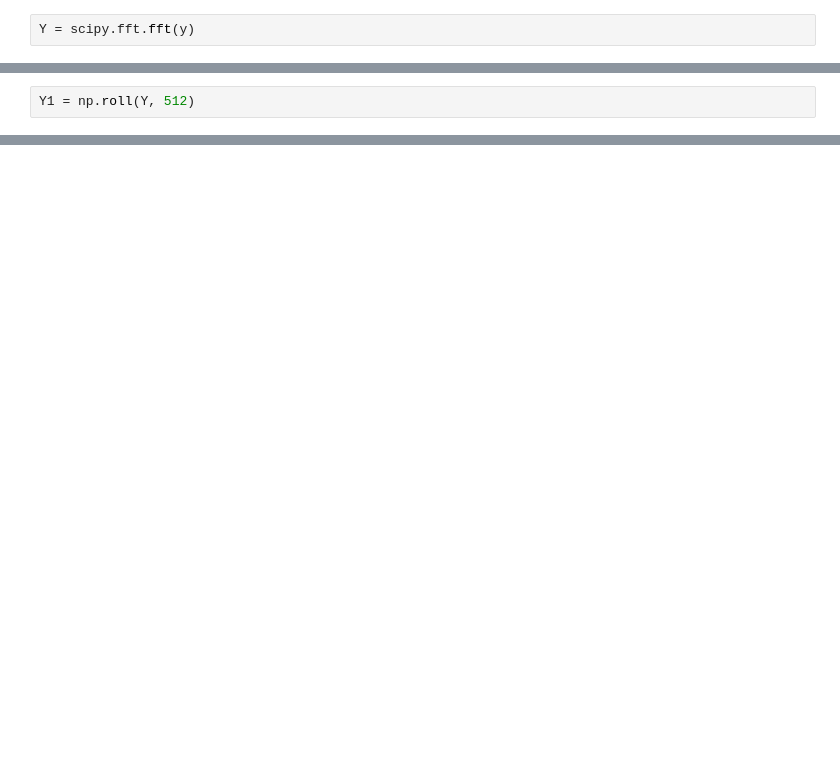
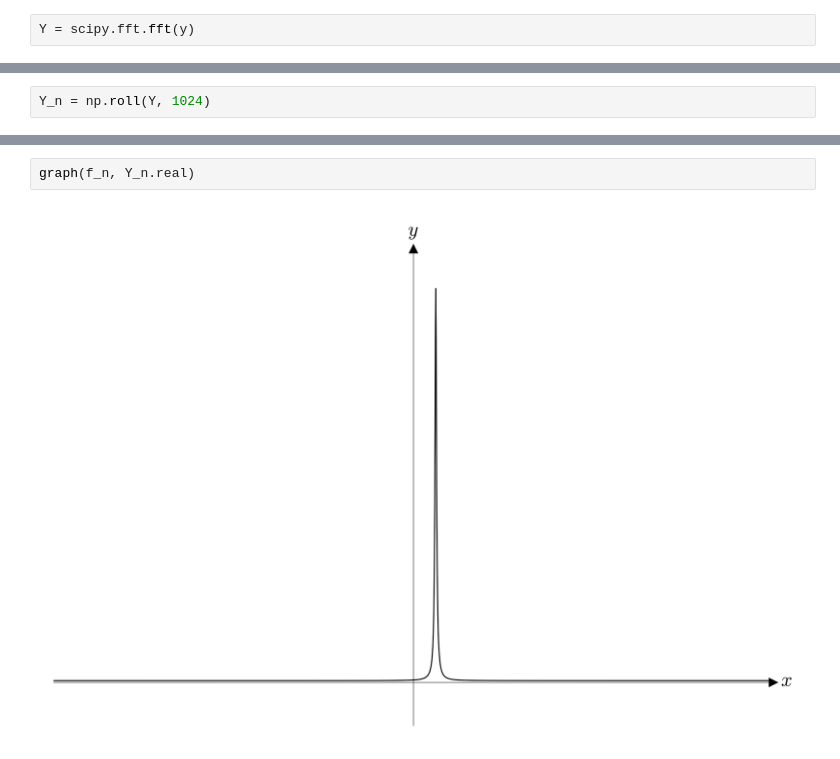
Before and after one commit to sejin8642/ftnmr, a Jupyter notebook: latex/ft/ft.ipynb, the cells around one changed output, grey strips where cells are left out. Drawn from its saved outputs; the diff is of its cells as text; blank space fills up the shorter version.

```diff
--- a/latex/ft/ft.ipynb
+++ b/latex/ft/ft.ipynb
@@ -183,2 +111,2 @@ x1
 # %%
-Y1 = np.roll(Y, 512)
+Y_n = np.roll(Y, 1024)
@@ -189,0 +113,4 @@ plt.show()
+# %%
+graph(f_n, Y_n.real)
+# %% [output]
+[figure, added]
```
Also changed, not shown: parts of 36 cells of this notebook, 1 other file.
